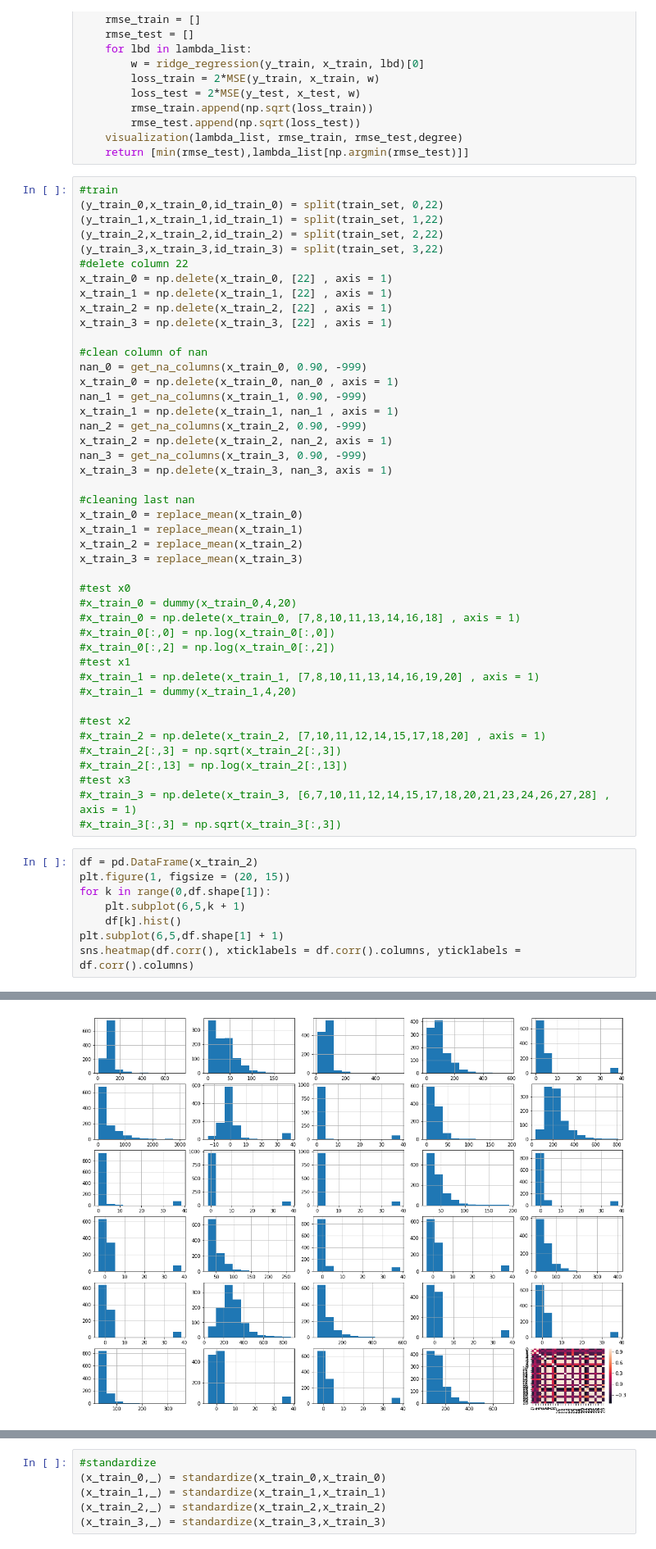
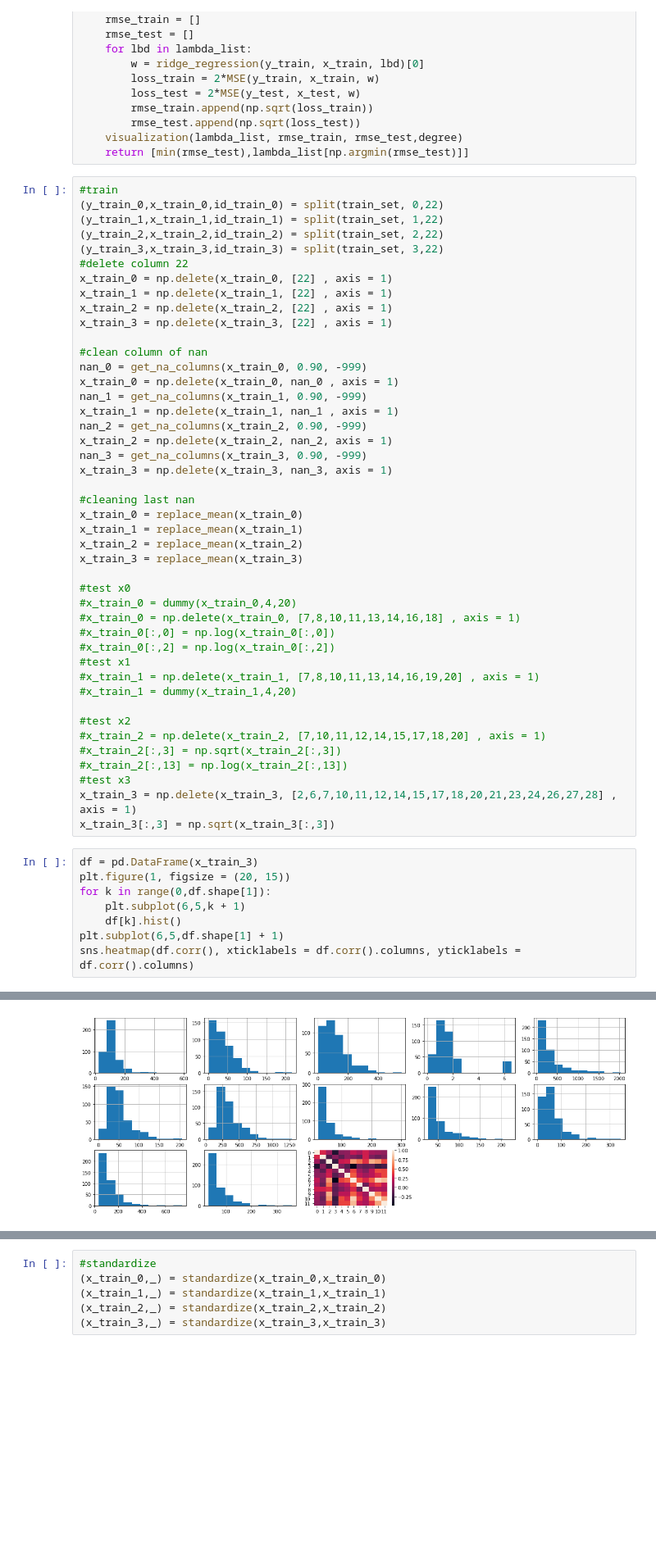
Before and after one commit to AntB95/ML, a Jupyter notebook: Project 1/Project_1_clean.ipynb, the cells around one changed output, grey strips where cells are left out. Shown: that part at 82% size. Saved outputs shown, nothing was run; the diff lists cells and outputs as text; blank space fills up the shorter version.

```diff
--- a/Project 1/Project_1_clean.ipynb
+++ b/Project 1/Project_1_clean.ipynb
@@ -182,17 +182,17 @@ x_train_3 = replace_mean(x_train_3)
 #x_train_2[:,3] = np.sqrt(x_train_2[:,3])
 #x_train_2[:,13] = np.log(x_train_2[:,13])
 #test x3
-#x_train_3 = np.delete(x_train_3, [6,7,10,11,12,14,15,17,18,20,21,23,24,26,27,28] , axis = 1)
-#x_train_3[:,3] = np.sqrt(x_train_3[:,3])
+x_train_3 = np.delete(x_train_3, [2,6,7,10,11,12,14,15,17,18,20,21,23,24,26,27,28] , axis = 1)
+x_train_3[:,3] = np.sqrt(x_train_3[:,3])
 # %%
-df = pd.DataFrame(x_train_2)
+df = pd.DataFrame(x_train_3)
 plt.figure(1, figsize = (20, 15))
 for k in range(0,df.shape[1]):
     plt.subplot(6,5,k + 1)
     df[k].hist()
 plt.subplot(6,5,df.shape[1] + 1)
 sns.heatmap(df.corr(), xticklabels = df.corr().columns, yticklabels = df.corr().columns)
 # %% [output]
 <matplotlib.axes._subplots.AxesSubplot at 0x...>
-[figure, old version]
+[figure, new version]
 # %%
```
Also changed, not shown: parts of 3 cells of this notebook, 2 other files.
